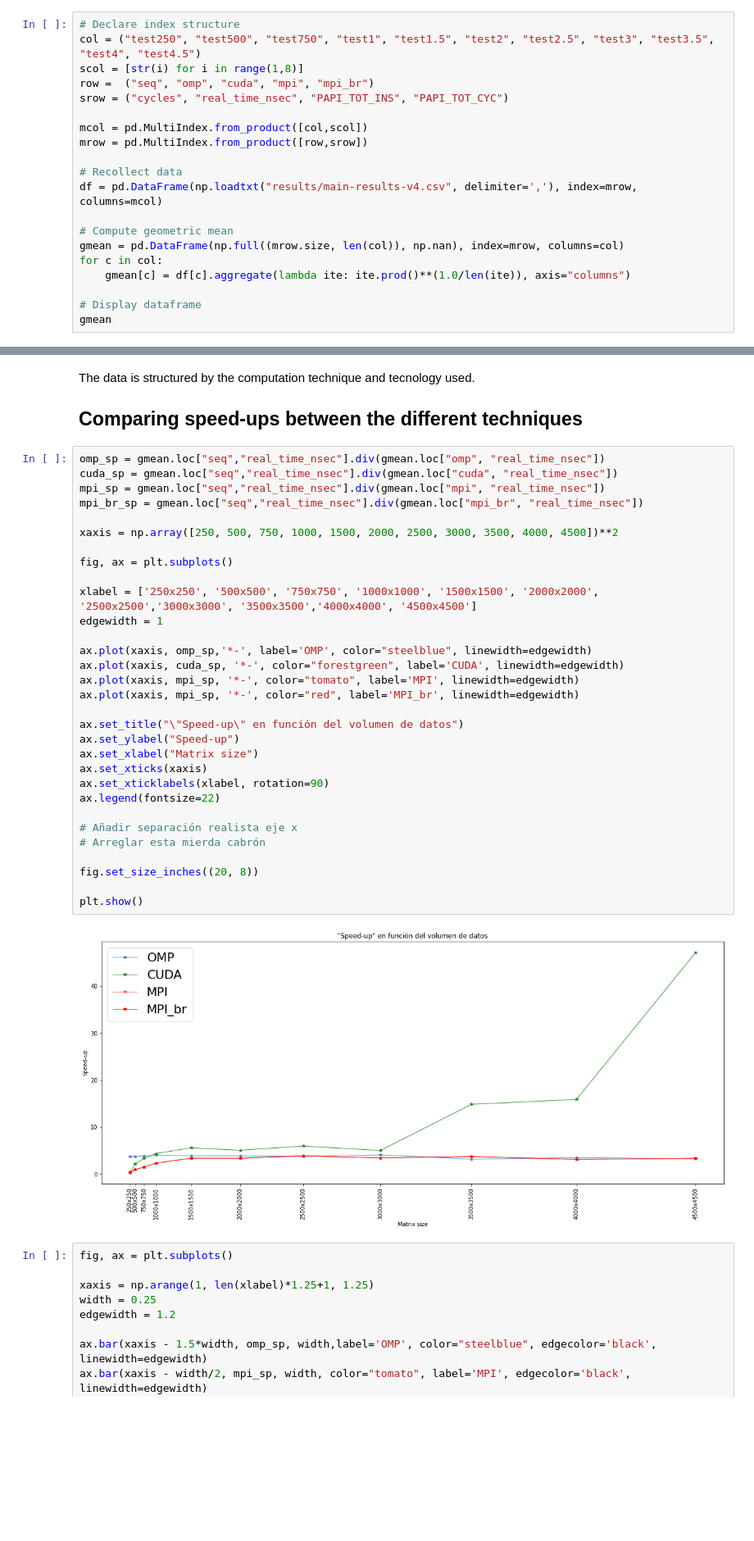
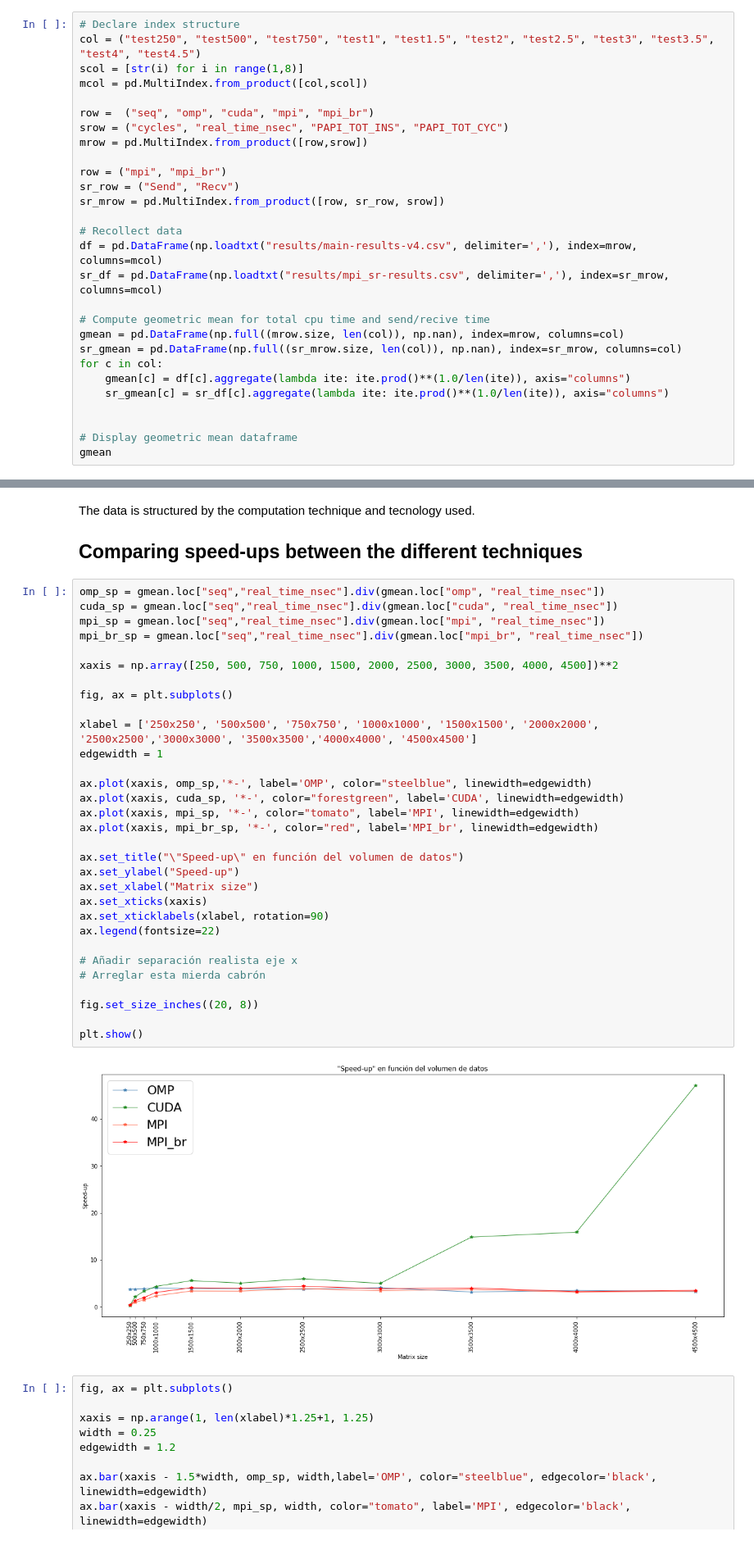
Before and after one commit to RubisRage/Parallel-matrix-multiplication, a Jupyter notebook: performance-analysis.ipynb, the cells around one changed output, grey strips where cells are left out. Shown at 82% size. Drawn from its saved outputs; the diff is of its cells as text; blank space fills up the shorter version.

Commit message:
Continued anaylisis performance with new data. Updated makefile

```diff
--- a/performance-analysis.ipynb
+++ b/performance-analysis.ipynb
@@ -9,21 +9,29 @@ We start by loading the benchmark results into a data frame and aggregating mult
 # Declare index structure
 col = ("test250", "test500", "test750", "test1", "test1.5", "test2", "test2.5", "test3", "test3.5", "test4", "test4.5")
 scol = [str(i) for i in range(1,8)]
+mcol = pd.MultiIndex.from_product([col,scol])
+
 row =  ("seq", "omp", "cuda", "mpi", "mpi_br")
 srow = ("cycles", "real_time_nsec", "PAPI_TOT_INS", "PAPI_TOT_CYC")
+mrow = pd.MultiIndex.from_product([row,srow])
 
-mcol = pd.MultiIndex.from_product([col,scol])
-mrow = pd.MultiIndex.from_product([row,srow])
+row = ("mpi", "mpi_br")
+sr_row = ("Send", "Recv")
+sr_mrow = pd.MultiIndex.from_product([row, sr_row, srow])
 
 # Recollect data
 df = pd.DataFrame(np.loadtxt("results/main-results-v4.csv", delimiter=','), index=mrow, columns=mcol)
+sr_df = pd.DataFrame(np.loadtxt("results/mpi_sr-results.csv", delimiter=','), index=sr_mrow, columns=mcol)
 
-# Compute geometric mean
+# Compute geometric mean for total cpu time and send/recive time
 gmean = pd.DataFrame(np.full((mrow.size, len(col)), np.nan), index=mrow, columns=col)
+sr_gmean = pd.DataFrame(np.full((sr_mrow.size, len(col)), np.nan), index=sr_mrow, columns=col)
 for c in col:
     gmean[c] = df[c].aggregate(lambda ite: ite.prod()**(1.0/len(ite)), axis="columns")
+    sr_gmean[c] = sr_df[c].aggregate(lambda ite: ite.prod()**(1.0/len(ite)), axis="columns")
 
-# Display dataframe
+
+# Display geometric mean dataframe
 gmean
 # %% [output]
 |  |  | test250 | test500 | test750 | test1 | test1.5 | test2 | test2.5 | test3 | test3.5 | test4 | ... |
@@ -51,35 +59,35 @@ The data is structured by the computation technique and tecnology used.
 omp_sp = gmean.loc["seq","real_time_nsec"].div(gmean.loc["omp", "real_time_nsec"])
 cuda_sp = gmean.loc["seq","real_time_nsec"].div(gmean.loc["cuda", "real_time_nsec"])
 mpi_sp = gmean.loc["seq","real_time_nsec"].div(gmean.loc["mpi", "real_time_nsec"])
 mpi_br_sp = gmean.loc["seq","real_time_nsec"].div(gmean.loc["mpi_br", "real_time_nsec"])
 
 xaxis = np.array([250, 500, 750, 1000, 1500, 2000, 2500, 3000, 3500, 4000, 4500])**2
 
 fig, ax = plt.subplots()
 
 xlabel = ['250x250', '500x500', '750x750', '1000x1000', '1500x1500', '2000x2000', '2500x2500','3000x3000', '3500x3500','4000x4000', '4500x4500']
 edgewidth = 1
 
 ax.plot(xaxis, omp_sp,'*-', label='OMP', color="steelblue", linewidth=edgewidth)
 ax.plot(xaxis, cuda_sp, '*-', color="forestgreen", label='CUDA', linewidth=edgewidth)
 ax.plot(xaxis, mpi_sp, '*-', color="tomato", label='MPI', linewidth=edgewidth)
-ax.plot(xaxis, mpi_sp, '*-', color="red", label='MPI_br', linewidth=edgewidth)
+ax.plot(xaxis, mpi_br_sp, '*-', color="red", label='MPI_br', linewidth=edgewidth)
 
 ax.set_title("\"Speed-up\" en función del volumen de datos")
 ax.set_ylabel("Speed-up")
 ax.set_xlabel("Matrix size")
 ax.set_xticks(xaxis)
 ax.set_xticklabels(xlabel, rotation=90)
 ax.legend(fontsize=22)
 
 # Añadir separación realista eje x
 # Arreglar esta mierda cabrón
 
 fig.set_size_inches((20, 8))
 
 plt.show()
 # %% [output]
-[figure, old version]
+[figure, new version]
 # %%
 fig, ax = plt.subplots()
 
```
Also changed, not shown: parts of 5 cells of this notebook, 5 other files.
